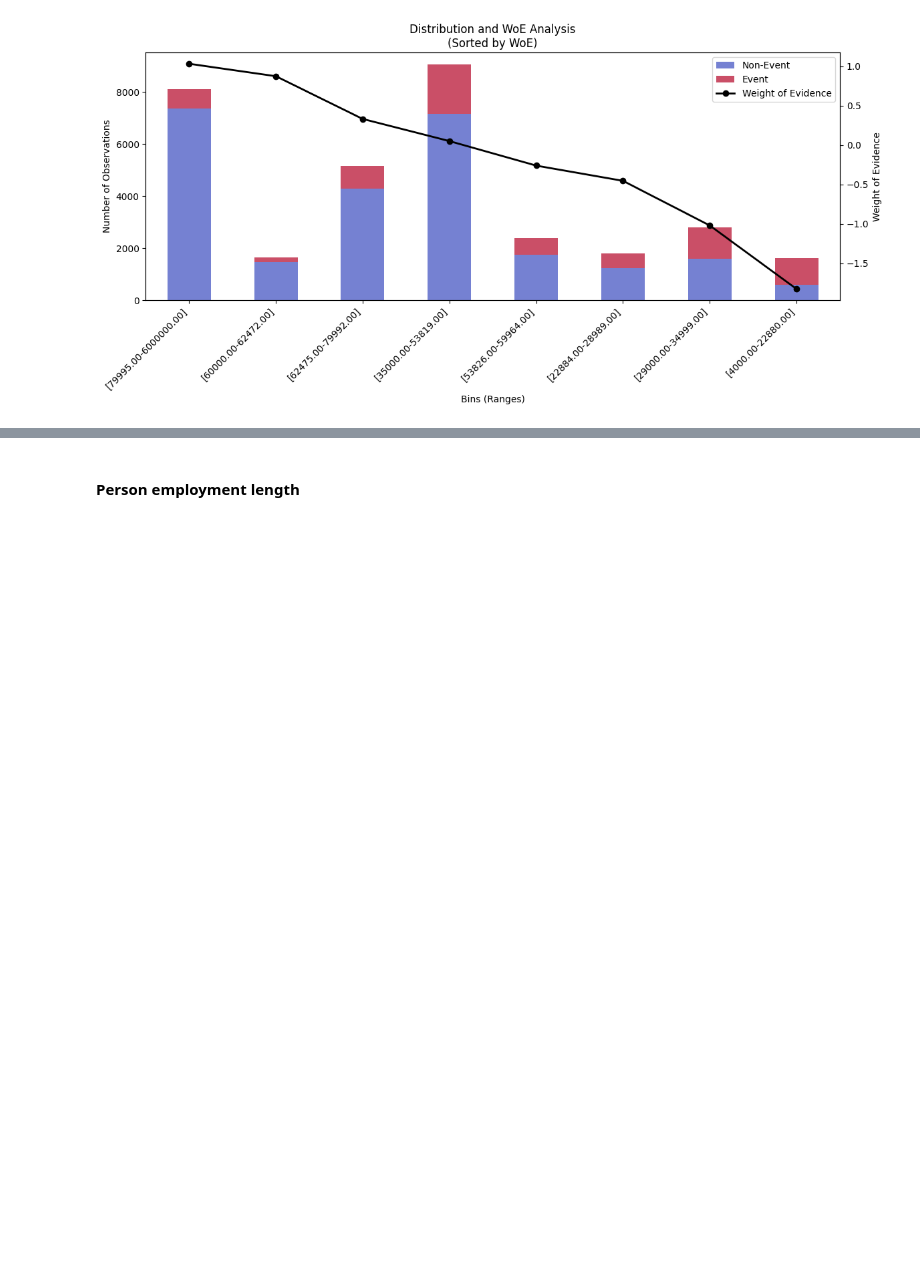
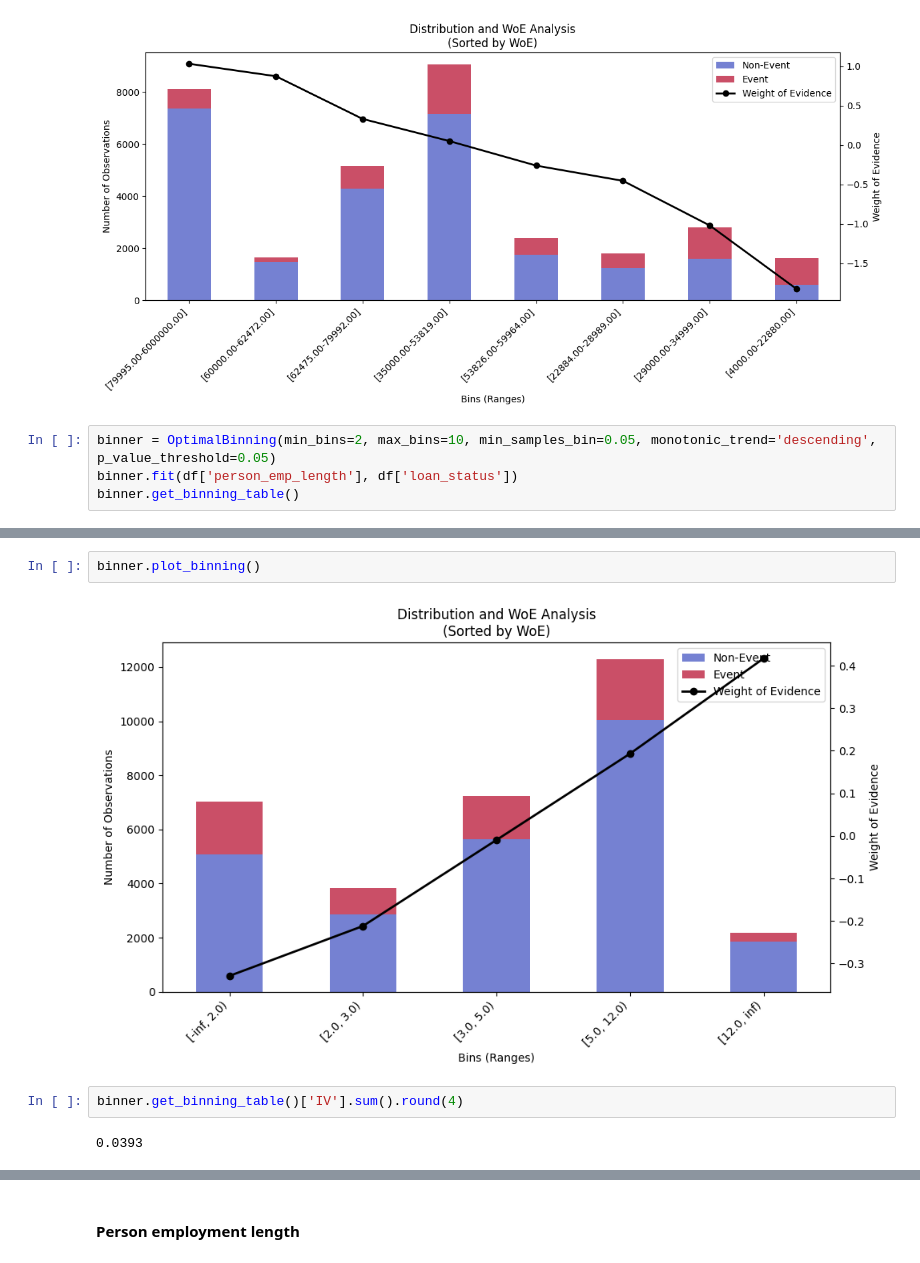
Before and after one commit to Ruben-Boeckx/Loan-approval, a Jupyter notebook: binning.ipynb, the cells around one changed output, grey strips where cells are left out. Drawn from its saved outputs; the diff is of its cells as text; blank space fills up the shorter version.

Commit message:
optimal binning

```diff
--- a/binning.ipynb
+++ b/binning.ipynb
@@ -157,3 +577,7 @@ df, bin_stats, bin_labels = create_binned_feature(df, 'person_income', 'loan_sta
 df, woe_summary, iv = calculate_woe(df, 'person_income', 'loan_status', plot=True, bin_labels=bin_labels)
 # %% [output]
 [figure]
+# %%
+binner = OptimalBinning(min_bins=2, max_bins=10, min_samples_bin=0.05, monotonic_trend='descending', p_value_threshold=0.05)
+binner.fit(df['person_emp_length'], df['loan_status'])
+binner.get_binning_table()
@@ -159,0 +591,8 @@ df, woe_summary, iv = calculate_woe(df, 'person_income', 'loan_status', plot=Tru
+# %%
+binner.plot_binning()
+# %% [output]
+[figure, added]
+# %%
+binner.get_binning_table()['IV'].sum().round(4)
+# %% [output]
+0.0393
```
Also changed, not shown: parts of 19 cells of this notebook, 2 other files.
